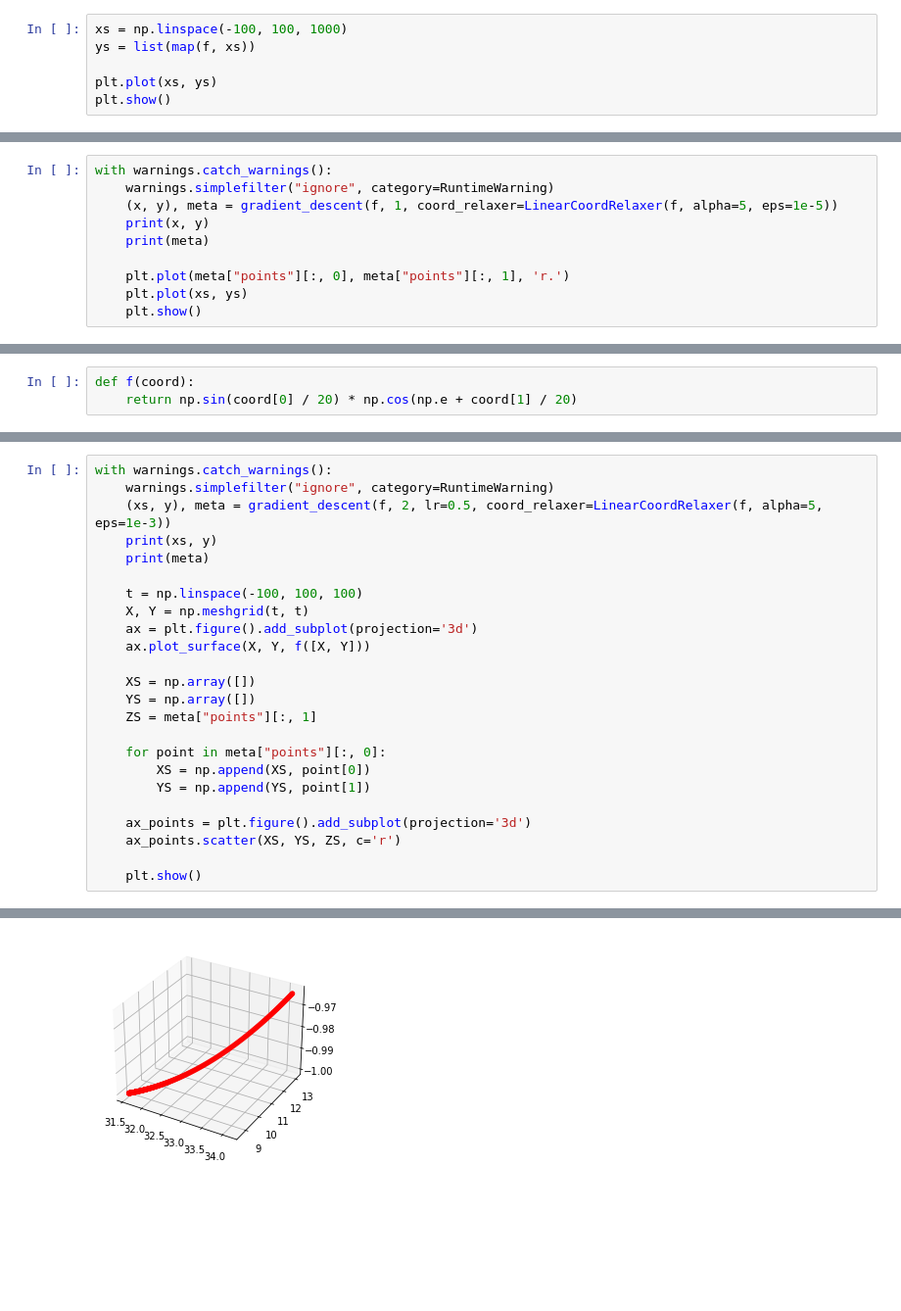
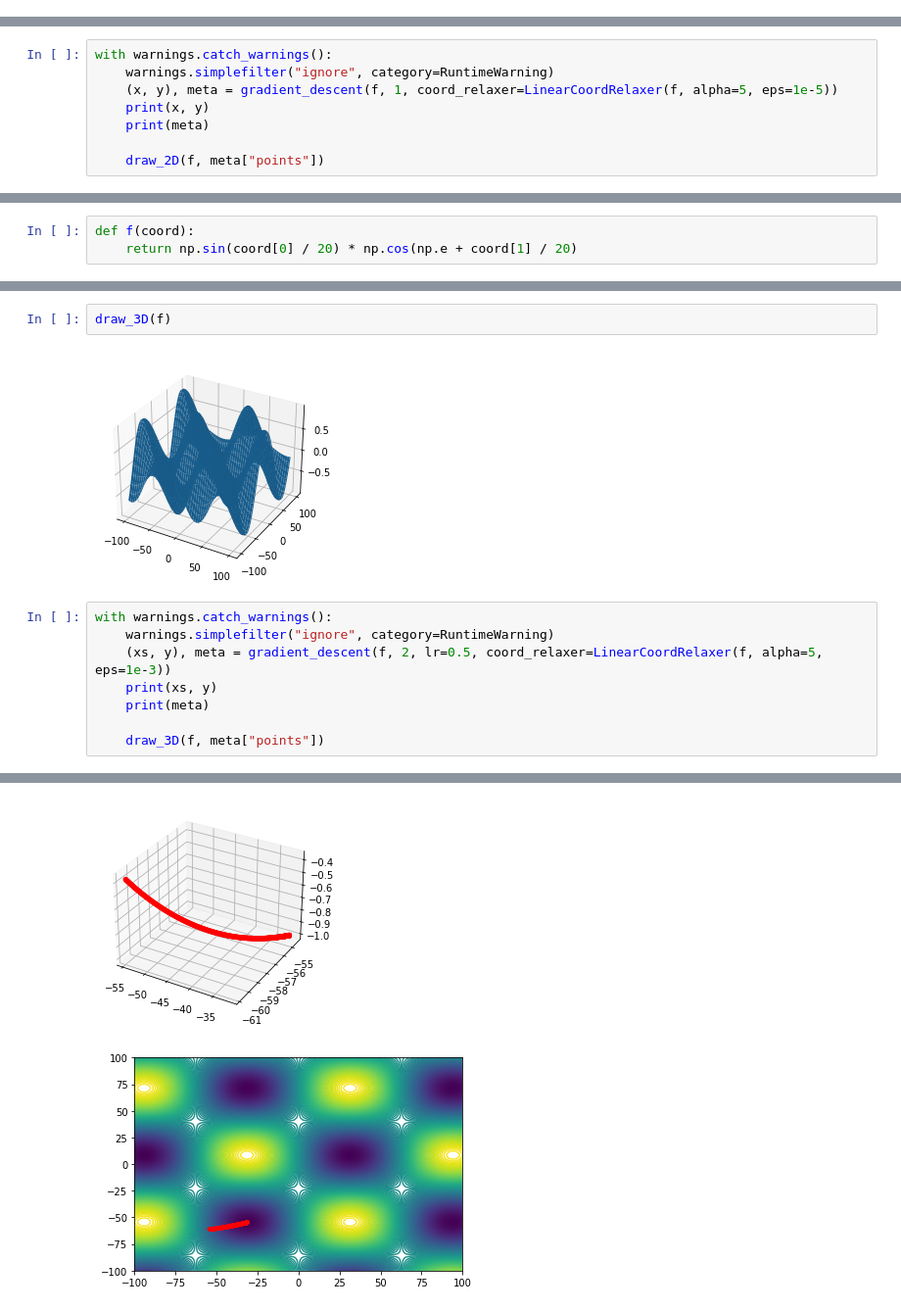
Before and after one commit to EasySocHacks/Optimization-Methods-IFMO, a Jupyter notebook: HW1/1.3.ipynb, the cells around one changed output, grey strips where cells are left out. Shown: that part at 98% size. Cells and saved outputs as stored; diff of their text form; blank space fills up the shorter version.

Commit message:
Modify visualization

```diff
--- a/HW1/1.3.ipynb
+++ b/HW1/1.3.ipynb
@@ -33,9 +32,3 @@ def f(coord):
         return coord - np.sin(coord)
     else:
         return -coord
-# %%
-xs = np.linspace(-100, 100, 1000)
-ys = list(map(f, xs))
-
-plt.plot(xs, ys)
-plt.show()
@@ -48,7 +43,5 @@ with warnings.catch_warnings():
     print(x, y)
     print(meta)
 
-    plt.plot(meta["points"][:, 0], meta["points"][:, 1], 'r.')
-    plt.plot(xs, ys)
-    plt.show()
+    draw_2D(f, meta["points"])
 # %% [output]
@@ -91,3 +75,7 @@ plt.show()
+# %%
+draw_3D(f)
+# %% [output]
+[figure, added]
 # %%
 with warnings.catch_warnings():
     warnings.simplefilter("ignore", category=RuntimeWarning)
@@ -95,21 +83,5 @@ with warnings.catch_warnings():
     print(xs, y)
     print(meta)
 
-    t = np.linspace(-100, 100, 100)
-    X, Y = np.meshgrid(t, t)
-    ax = plt.figure().add_subplot(projection='3d')
-    ax.plot_surface(X, Y, f([X, Y]))
-
-    XS = np.array([])
-    YS = np.array([])
-    ZS = meta["points"][:, 1]
-
-    for point in meta["points"][:, 0]:
-        XS = np.append(XS, point[0])
-        YS = np.append(YS, point[1])
-
-    ax_points = plt.figure().add_subplot(projection='3d')
-    ax_points.scatter(XS, YS, ZS, c='r')
-
-    plt.show()
+    draw_3D(f, meta["points"])
 # %% [output]
@@ -124,3 +96,4 @@ with warnings.catch_warnings():
       dtype=object)}
 [figure]
-[figure, old version]
+[figure, new version]
+[figure, added]
```
Also changed, not shown: parts of 6 cells of this notebook, 4 other files.
